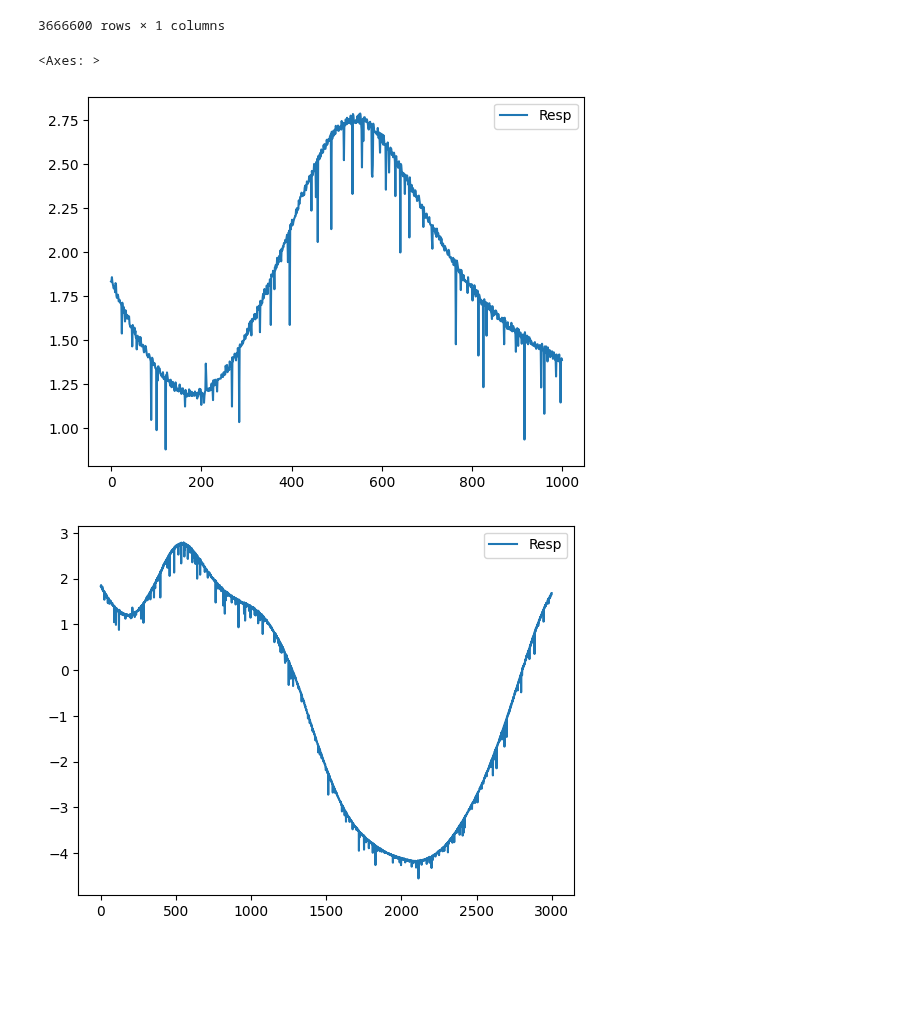
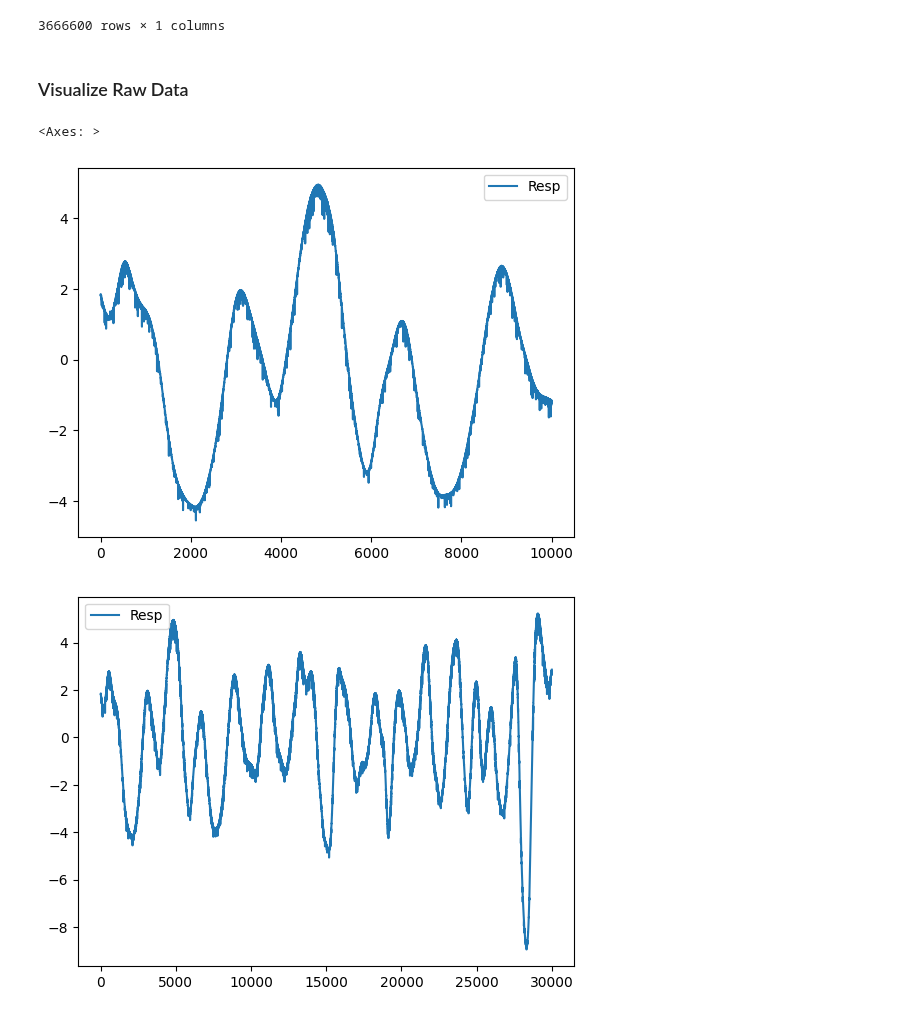
Before and after one commit to invisible-illness-project/lamina, a Jupyter notebook: notebook_experiments/ans_basics_via_wesad/respiration.ipynb, the cells around one changed output. Drawn from its saved outputs; the diff is of its cells as text; code cells hidden in the pictures; blank space fills up the shorter version.

Commit message:
feat: standardizing some data processing functions + clean data + visualizing raw vs clean

```diff
--- a/notebook_experiments/ans_basics_via_wesad/respiration.ipynb
+++ b/notebook_experiments/ans_basics_via_wesad/respiration.ipynb
@@ -11,7 +23,6 @@ respiration_frequency_sampling_rate = 25.0
 # %%
-data_path = os.path.join(notebook_dir, "../../../data/WESAD/all_subjects/chest.csv")
-df = pd.read_csv(data_path)
-df.drop(['Unnamed: 0'], axis=1, inplace=True)
+data_path = "../../../data/WESAD/all_subjects/chest.csv"
+df = DataProcessing.load_chest_df(base_dir=notebook_dir, file_type='.csv', path_to_file=data_path)
 df
 # %% [output]
 |  | ACC_x | ACC_y | ACC_z | ECG | EMG | EDA | Temp | Resp | subject | label |
@@ -30,13 +43,18 @@ df
 # %%
-def get_per_subject(df):
-    per_subject = {}
-    entries = df['subject'].unique()
-    for entry in entries:
-        filt_subject = (df['subject'] == entry)
-        subject_df = df[filt_subject]
-        subject_df.reset_index(inplace=True)
-        per_subject[entry] = subject_df
-    return per_subject
+## Option 1: Get s_id from .get_per_subject_dict()
+s_id = 'S7'
 
-per_subject_dfs = get_per_subject(df)
-per_subject_dfs
+per_subject_dfs, s_df = DataProcessing.get_data_per_subject(df, s_id)
+
+
+### Option 2: Get s_id from per_subject_dfs
+# s_df = per_subject_dfs[s_id]
+
+### Option 3: Get s_id from per_subject_dfs
+# s_id = 'None'
+
+# per_subject_dfs = DataProcessing.get_per_subject_dict(df, s_id)
+# print(per_subject_dfs)
+
+# s3_id = 'S3'
+# s3_df = DataProcessing.get_specific_subject_df(per_subject_dfs, s3_id)
@@ -61,6 +77,6 @@ per_subject_dfs
 # %%
-s_df = per_subject_dfs['S7']
-resp_df = s_df.loc[:, ['Resp']]
+health_measure = 'Resp'
+resp_df = DataProcessing.get_specific_health_measure_df(s_df, health_measure)
 resp_df
 # %% [output]
 |  | Resp |
@@ -76,12 +92,12 @@ resp_df
 | 3666598 | 0.834656 |
 | 3666599 | 0.837708 |
 3666600 rows × 1 columns
+# %% [markdown]
+### Visualize Raw Data
 # %%
-# resp_df.plot.line()
-resp_df[:1000].plot.line()
-resp_df[:3000].plot.line()
 resp_df[:10000].plot.line()
+resp_df[:30000].plot.line()
 # %% [output]
 <Axes: >
-[figure, old version]
+[figure, new version]
-[figure, old version]
+[figure, new version]
```
Also changed, not shown: parts of 11 cells of this notebook, 1 other file.
